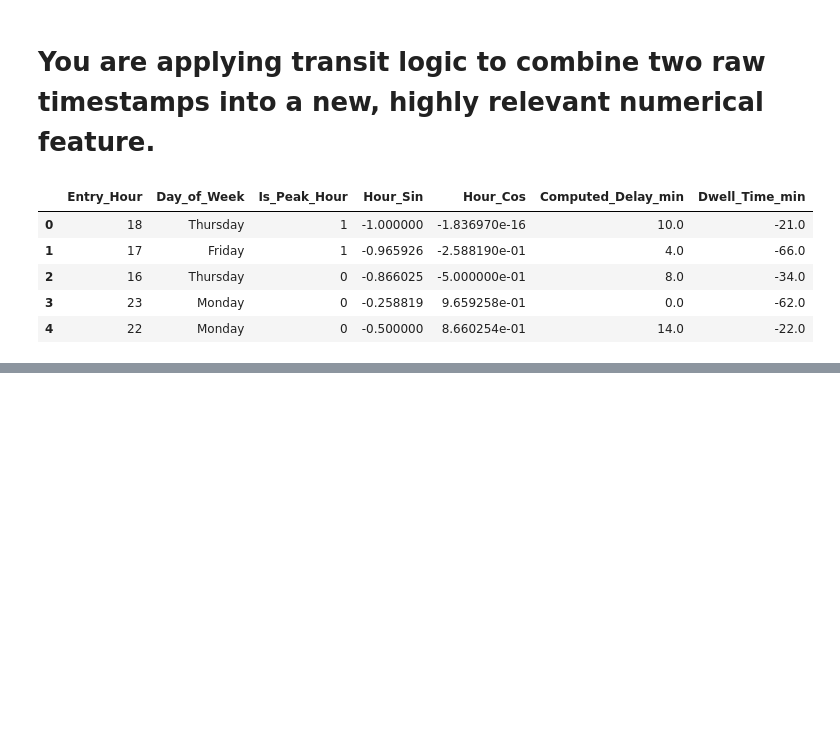
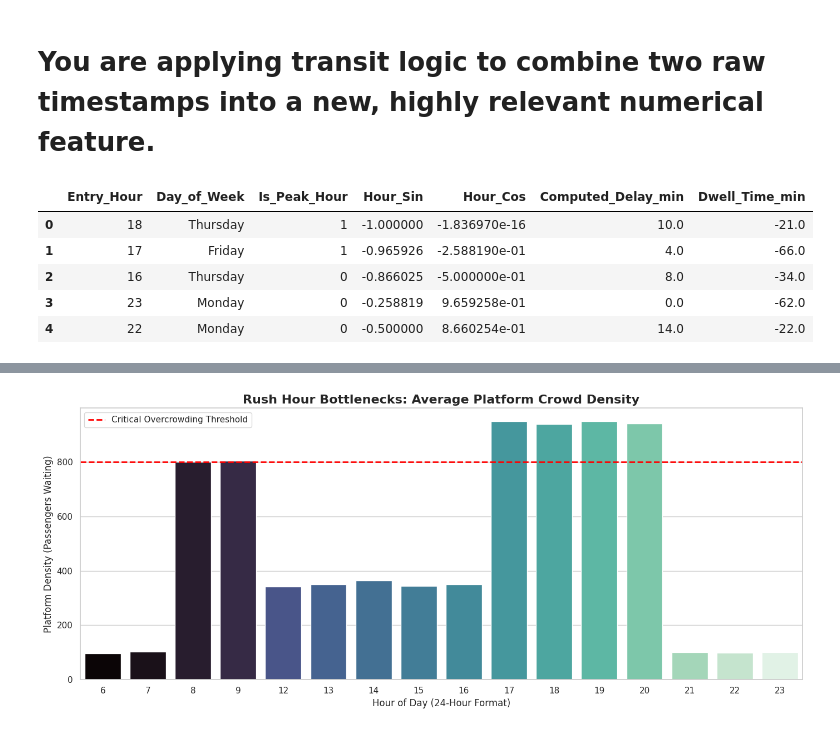
Before and after one commit to springboardmentor443m-coder/Predictive-Public-Transit-Intelligence-Platform-for-Crowd-Management-and-Schedule-Optimization, a Jupyter notebook: PREDICTIVE_CROWD_MONITORING_&_TRAIN_SCHEDULING.ipynb, the cells around one changed output, grey strips where cells are left out. Cells and saved outputs as stored; diff of their text form; code cells hidden in the pictures; blank space fills up the shorter version.

```diff
--- a/PREDICTIVE_CROWD_MONITORING_&_TRAIN_SCHEDULING.ipynb
+++ b/PREDICTIVE_CROWD_MONITORING_&_TRAIN_SCHEDULING.ipynb
@@ -297,0 +326,27 @@ df[engineered_cols].head()
+# %%
+
+# BAR PLOT : Platform Crowd Density Bottlenecks
+
+plt.figure(figsize=(14, 6))
+sns.barplot(
+    data=df,
+    x='Entry_Hour',
+    y='Platform_Crowd_Density',
+    hue='Entry_Hour',
+    palette="mako",
+    legend=False,
+    errorbar=None  # Removes the error bars for a cleaner look
+)
+
+plt.title("Rush Hour Bottlenecks: Average Platform Crowd Density", fontsize=16, fontweight='bold')
+plt.xlabel("Hour of Day (24-Hour Format)", fontsize=12)
+plt.ylabel("Platform Density (Passengers Waiting)", fontsize=12)
+
+# Add a visual reference line for the "Critical Danger" threshold
+plt.axhline(y=800, color='red', linestyle='--', linewidth=2, label="Critical Overcrowding Threshold")
+plt.legend(loc="upper left")
+
+plt.tight_layout()
+plt.show()
+# %% [output]
+[figure, added]
```
Also changed, not shown: parts of 5 cells of this notebook.
